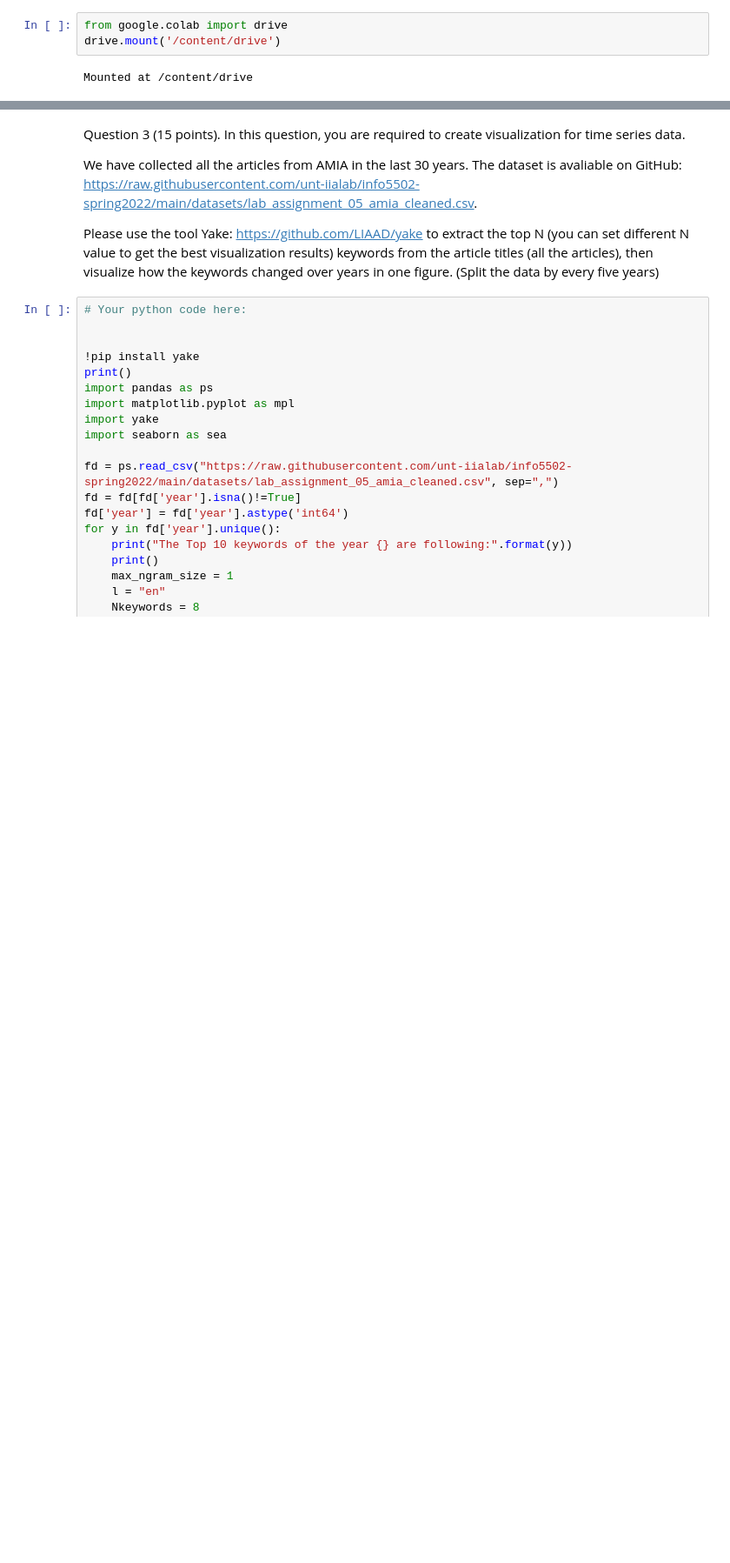
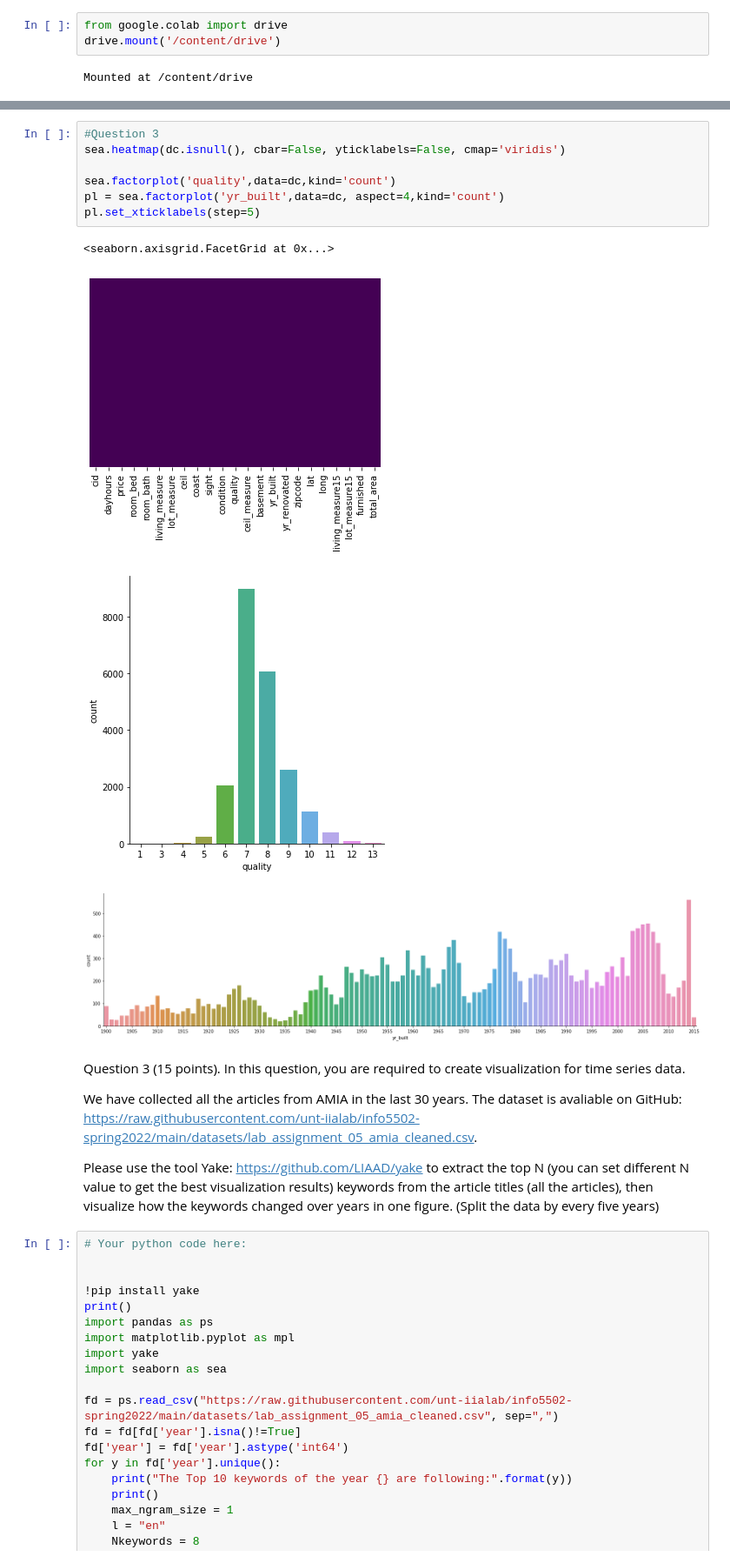
Before and after one commit to Shanmukh451/shanmukhanadh_INFO5502_sPRING2022, a Jupyter notebook: lab_assignment_05.ipynb, the cells around one changed output, grey strips where cells are left out. Shown at 87% size. Cells and saved outputs as stored; diff of their text form; blank space fills up the shorter version.

```diff
--- a/lab_assignment_05.ipynb
+++ b/lab_assignment_05.ipynb
@@ -179,6 +180,18 @@ basemnet
 0 800 880 1200 620 1720 540 500 720 390 1800 810 830 700 470 300 960 1450 1570 1600 770 270 160 710 1590 750 890 350 570 920 430 1100 550 940 690 840 590 190 760 900 260 100 630 2120 580 740 400 380 5 ...
 furnished
 1 0
+# %%
+#Question 3
+sea.heatmap(dc.isnull(), cbar=False, yticklabels=False, cmap='viridis')
+
+sea.factorplot('quality',data=dc,kind='count')
+pl = sea.factorplot('yr_built',data=dc, aspect=4,kind='count')
+pl.set_xticklabels(step=5)
+# %% [output]
+<seaborn.axisgrid.FacetGrid at 0x...>
+[figure, added]
+[figure, added]
+[figure, added]
 # %% [markdown]
 Question 3 (15 points). In this question, you are required to create visualization for time series data.
 
```
Also changed, not shown: parts of 2 cells of this notebook.
